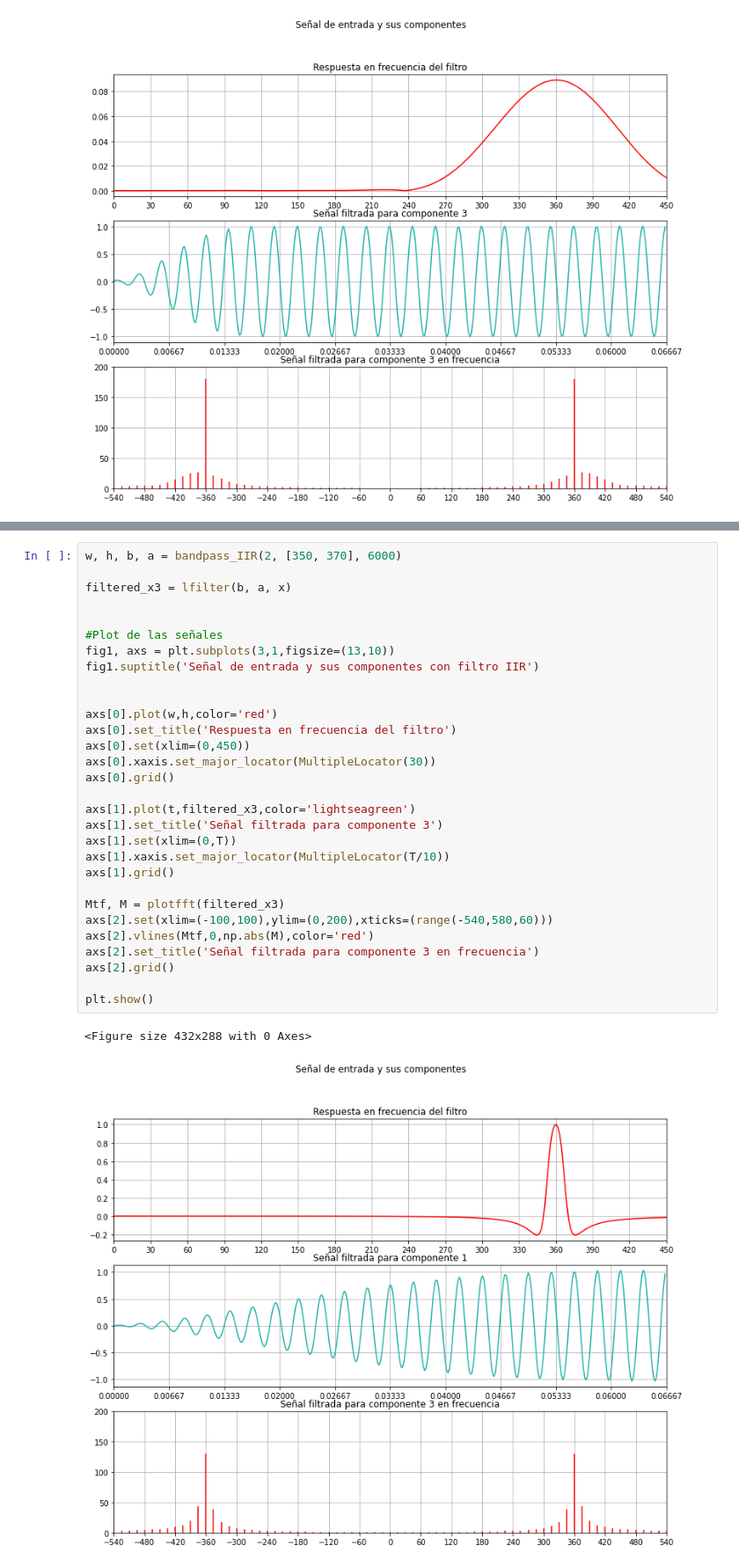
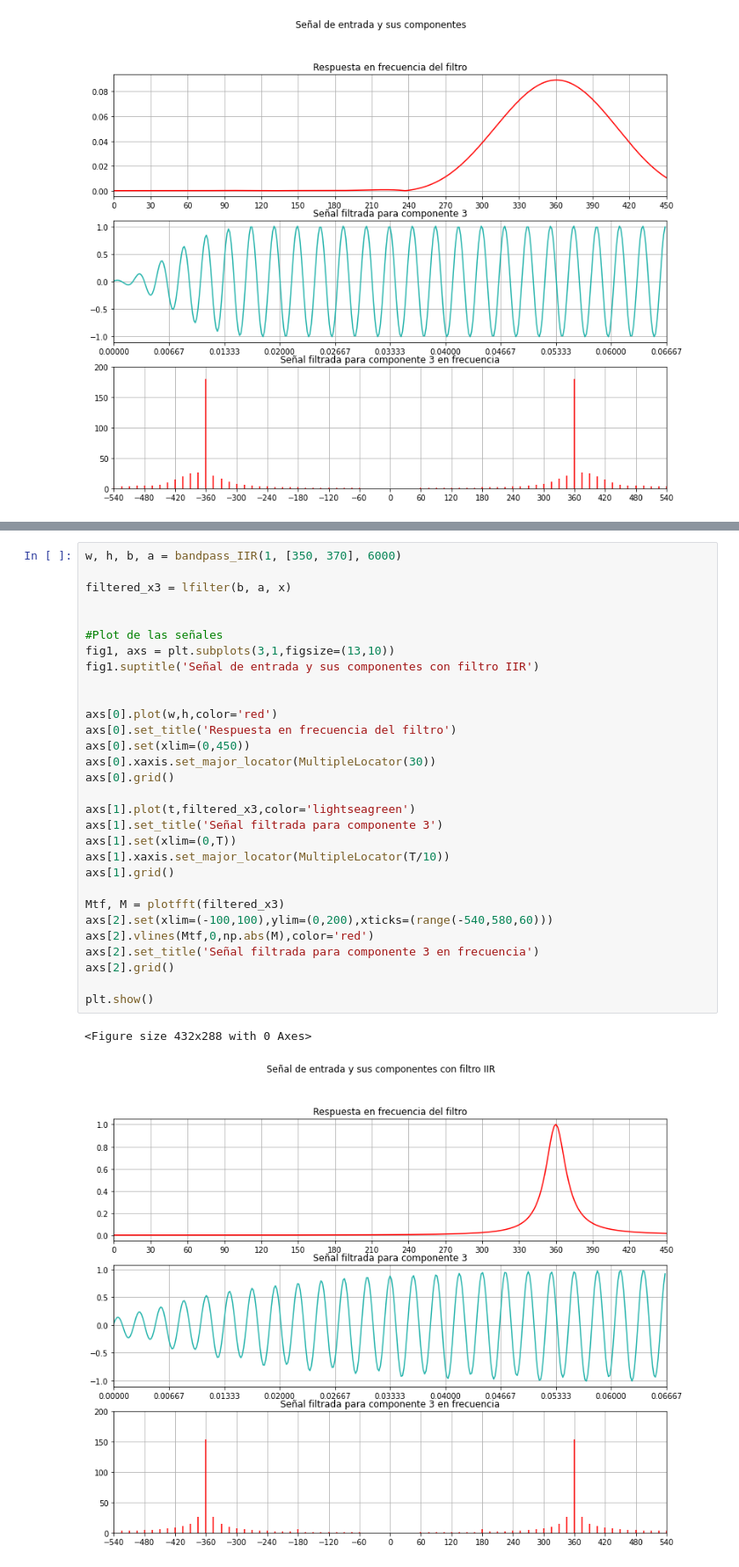
Before and after one commit to ChristopherMoralesA/Lab-Tarea-7, a Jupyter notebook: Lab_Tarea_7.ipynb, the cells around one changed output, grey strips where cells are left out. Shown at 88% size. Saved outputs shown, nothing was run; the diff lists cells and outputs as text.

```diff
--- a/Lab_Tarea_7.ipynb
+++ b/Lab_Tarea_7.ipynb
@@ -364,33 +364,33 @@ plt.show()
 # %%
-w, h, b, a = bandpass_IIR(2, [350, 370], 6000)
+w, h, b, a = bandpass_IIR(1, [350, 370], 6000)
 
 filtered_x3 = lfilter(b, a, x)
 
 
 #Plot de las señales
 fig1, axs = plt.subplots(3,1,figsize=(13,10))
 fig1.suptitle('Señal de entrada y sus componentes con filtro IIR')
 
 
 axs[0].plot(w,h,color='red')
 axs[0].set_title('Respuesta en frecuencia del filtro')
 axs[0].set(xlim=(0,450))
 axs[0].xaxis.set_major_locator(MultipleLocator(30))
 axs[0].grid()
 
 axs[1].plot(t,filtered_x3,color='lightseagreen')
 axs[1].set_title('Señal filtrada para componente 3')
 axs[1].set(xlim=(0,T))
 axs[1].xaxis.set_major_locator(MultipleLocator(T/10))
 axs[1].grid()
 
 Mtf, M = plotfft(filtered_x3)
 axs[2].set(xlim=(-100,100),ylim=(0,200),xticks=(range(-540,580,60)))
 axs[2].vlines(Mtf,0,np.abs(M),color='red')
 axs[2].set_title('Señal filtrada para componente 3 en frecuencia')
 axs[2].grid()
 
 plt.show()
 # %% [output]
 <Figure size 432x288 with 0 Axes>
-[figure, old version]
+[figure, new version]
```
Also changed, not shown: parts of 4 cells of this notebook.
